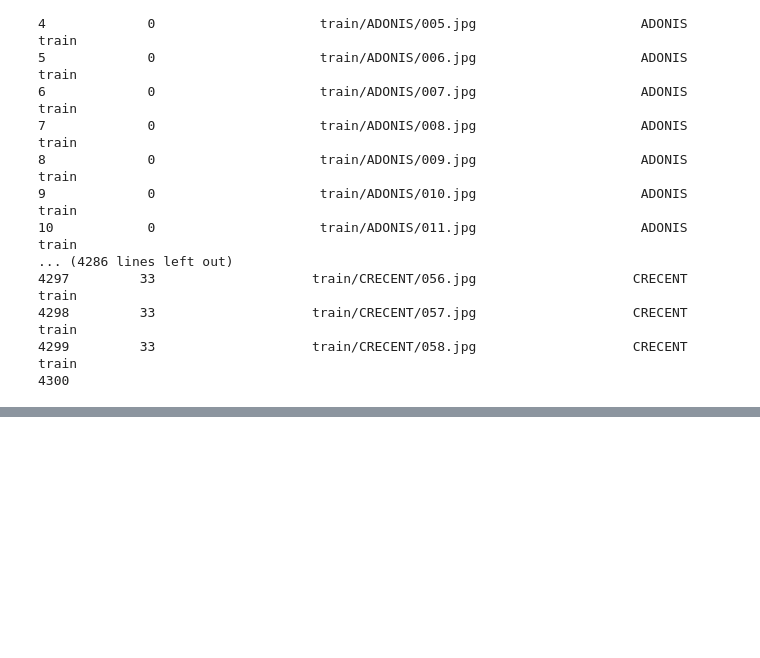
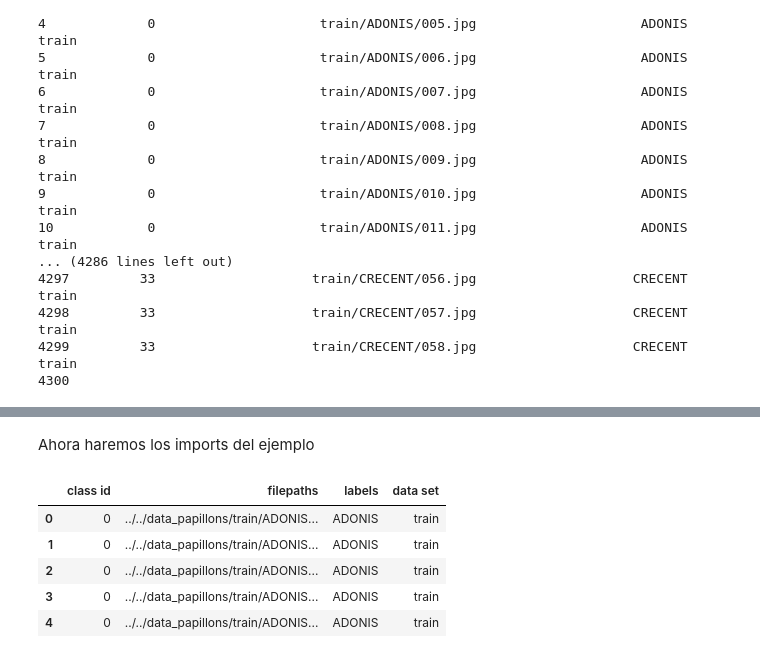
Before and after one commit to SnowTrash/pyHikethroug, a Jupyter notebook: proyectopolillas/polillas.ipynb, the cells around one changed output, grey strips where cells are left out. Cells and saved outputs as stored; diff of their text form; code cells hidden in the pictures; blank space fills up the shorter version.

```diff
--- a/proyectopolillas/polillas.ipynb
+++ b/proyectopolillas/polillas.ipynb
@@ -34,0 +39,2 @@ Error:
+# %% [markdown]
+Ahora haremos los imports del ejemplo
@@ -34,0 +69,12 @@ Error:
+# %%
+df = pd.read_csv('../../data_papillons/butterflies and moths.csv')
+IMAGE_DIR = '../../data_papillons'
+df['filepaths'] = IMAGE_DIR + '/' + df['filepaths']
+df.head()
+# %% [output]
+|  | class id | filepaths | labels | data set |
+| 0 | 0 | ../../data_papillons/train/ADONIS... | ADONIS | train |
+| 1 | 0 | ../../data_papillons/train/ADONIS... | ADONIS | train |
+| 2 | 0 | ../../data_papillons/train/ADONIS... | ADONIS | train |
+| 3 | 0 | ../../data_papillons/train/ADONIS... | ADONIS | train |
+| 4 | 0 | ../../data_papillons/train/ADONIS... | ADONIS | train |
```
Also changed, not shown: parts of 13 cells of this notebook.
